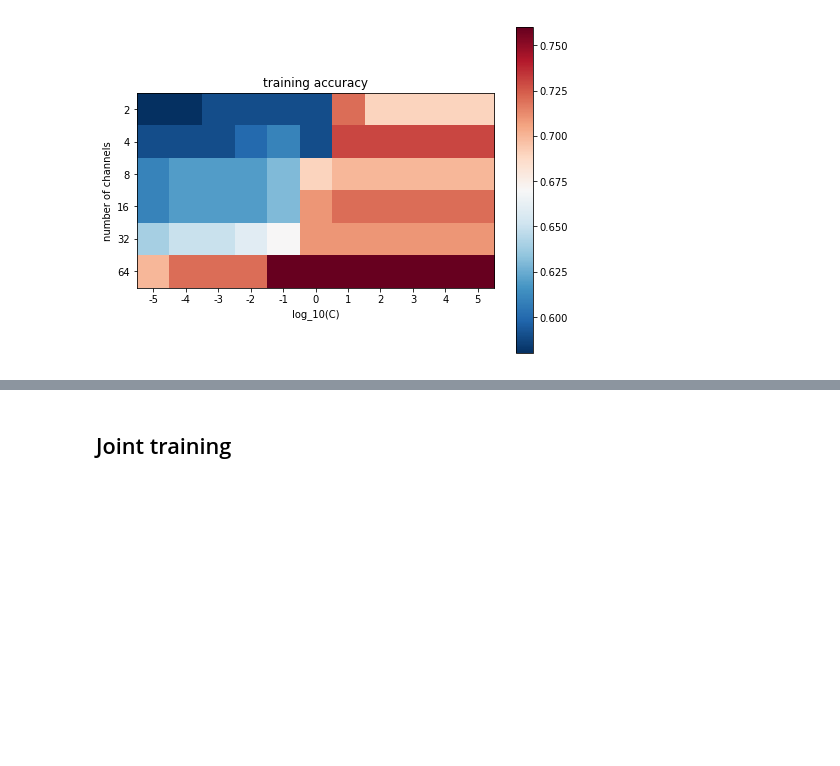
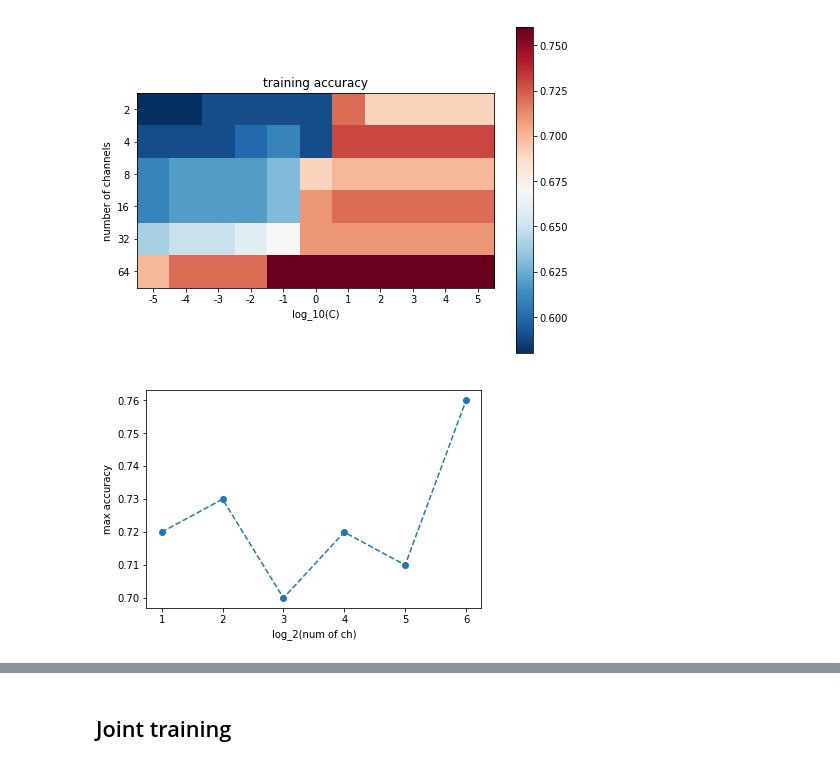
Before and after one commit to ys7yoo/iP300, a Jupyter notebook: classifyUsingSVM.ipynb, the cells around one changed output, grey strips where cells are left out. Drawn from its saved outputs; the diff is of its cells as text; code cells hidden in the pictures; blank space fills up the shorter version.

```diff
--- a/classifyUsingSVM.ipynb
+++ b/classifyUsingSVM.ipynb
@@ -258,9 +295,9 @@ number of chosen channels=2
 ## Combine and plot
 # %%
 accuracy = list()
-Chs = (2, 4, 8, 16, 32, 64)
-for num_chosen_channels in Chs:
-    mean_accuracy = np.loadtxt("{}_training_accuracy_SVM_ch{}.txt".format(subject,num_chosen_channels))
+num_channels = (2, 4, 8, 16, 32, 64)
+for num_ch in num_channels:
+    mean_accuracy = np.loadtxt("{}_training_accuracy_SVM_ch{}.txt".format(subject,num_ch))
     accuracy.append(mean_accuracy)
 
 accuracy = np.array(accuracy)
@@ -294,3 +331,17 @@ plt.savefig("{}_training_accuracy_SVM_image.pdf".format(subject))
 plt.savefig("{}_training_accuracy_SVM_image.png".format(subject))
 # %% [output]
 [figure]
+# %%
+max_accuracy=np.max(accuracy,axis=1)
+
+opt_Cs = Cs[np.argmax(accuracy,axis=1)]
+np.savetxt("{}_SVM_opt_Cs.txt".format(subject), opt_Cs, fmt="%.1e")
+
+plt.plot(np.log2(Chs),max_accuracy, 'o--')
+plt.xlabel('log_2(num of ch)')
+plt.ylabel('max accuracy')
+
+plt.savefig("{}_training_max_accuracy_SVM.pdf".format(subject))
+plt.savefig("{}_training_max_accuracy_SVM.png".format(subject))
+# %% [output]
+[figure, added]
```
Also changed, not shown: parts of 10 cells of this notebook.
